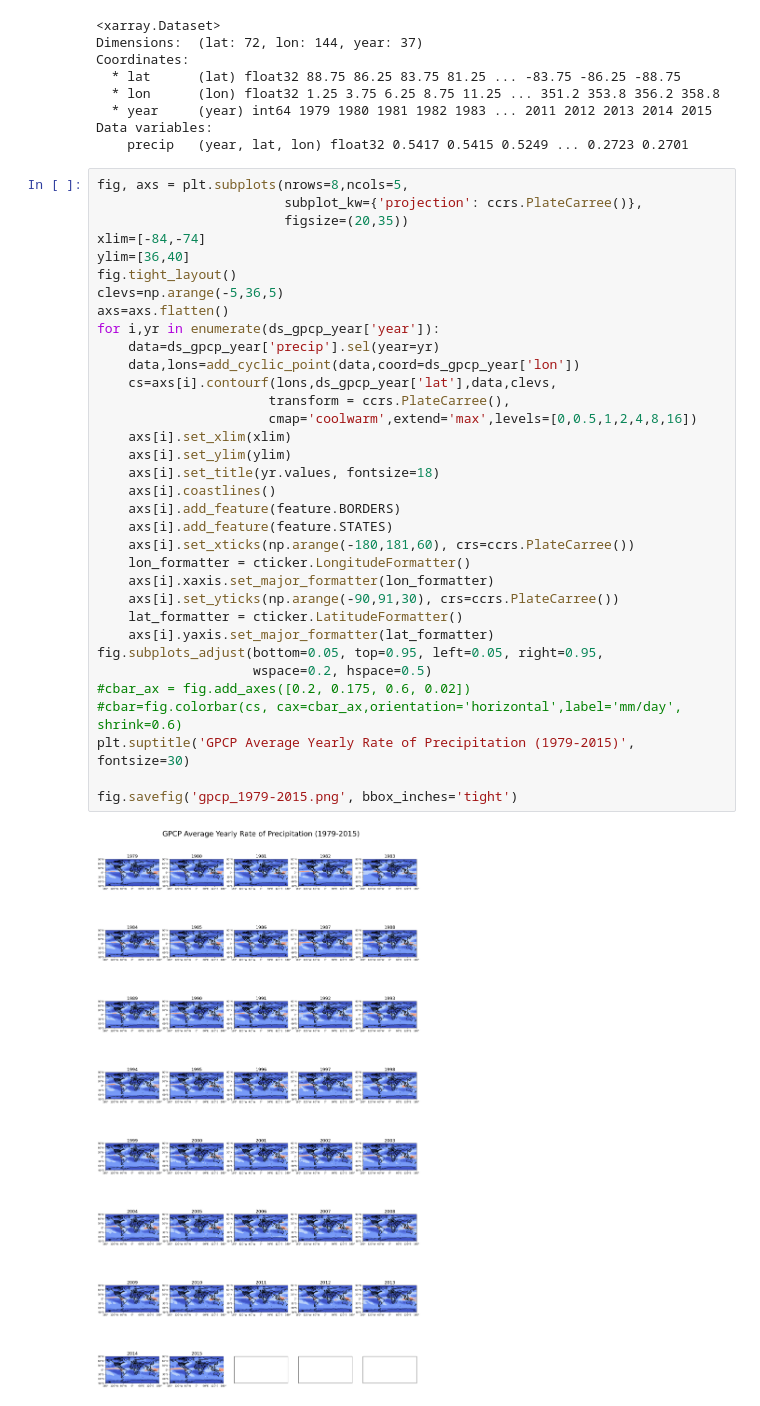
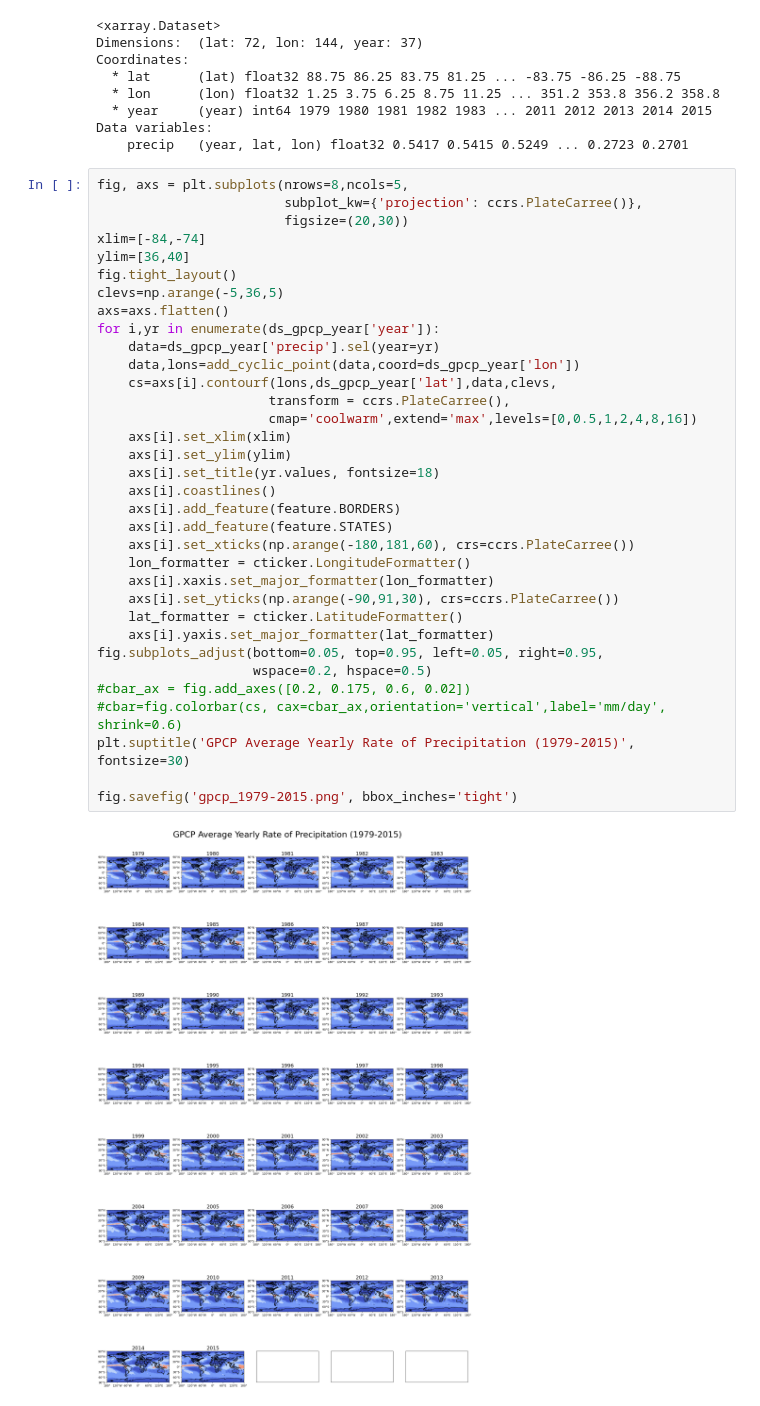
Before and after one commit to desmond-gray/clim680_project, a Jupyter notebook: GPCP.ipynb, the cells around one changed output. Drawn from its saved outputs; the diff is of its cells as text.

```diff
--- a/GPCP.ipynb
+++ b/GPCP.ipynb
@@ -55,36 +55,36 @@ Data variables:
 # %%
 fig, axs = plt.subplots(nrows=8,ncols=5,
                         subplot_kw={'projection': ccrs.PlateCarree()},
-                        figsize=(20,35))
+                        figsize=(20,30))
 xlim=[-84,-74]
 ylim=[36,40]
 fig.tight_layout()
 clevs=np.arange(-5,36,5)
 axs=axs.flatten()
 for i,yr in enumerate(ds_gpcp_year['year']):
     data=ds_gpcp_year['precip'].sel(year=yr)
     data,lons=add_cyclic_point(data,coord=ds_gpcp_year['lon'])
     cs=axs[i].contourf(lons,ds_gpcp_year['lat'],data,clevs,
                       transform = ccrs.PlateCarree(),
                       cmap='coolwarm',extend='max',levels=[0,0.5,1,2,4,8,16])
     axs[i].set_xlim(xlim)
     axs[i].set_ylim(ylim)
     axs[i].set_title(yr.values, fontsize=18)
     axs[i].coastlines()
     axs[i].add_feature(feature.BORDERS)
     axs[i].add_feature(feature.STATES)
     axs[i].set_xticks(np.arange(-180,181,60), crs=ccrs.PlateCarree())
     lon_formatter = cticker.LongitudeFormatter()
     axs[i].xaxis.set_major_formatter(lon_formatter)
     axs[i].set_yticks(np.arange(-90,91,30), crs=ccrs.PlateCarree())
     lat_formatter = cticker.LatitudeFormatter()
     axs[i].yaxis.set_major_formatter(lat_formatter)
 fig.subplots_adjust(bottom=0.05, top=0.95, left=0.05, right=0.95,
                     wspace=0.2, hspace=0.5)
 #cbar_ax = fig.add_axes([0.2, 0.175, 0.6, 0.02])
-#cbar=fig.colorbar(cs, cax=cbar_ax,orientation='horizontal',label='mm/day', shrink=0.6)
+#cbar=fig.colorbar(cs, cax=cbar_ax,orientation='vertical',label='mm/day', shrink=0.6)
 plt.suptitle('GPCP Average Yearly Rate of Precipitation (1979-2015)', fontsize=30)
 
 fig.savefig('gpcp_1979-2015.png', bbox_inches='tight')
 # %% [output]
-[figure, old version]
+[figure, new version]
```
Also changed, not shown: 1 other file.
